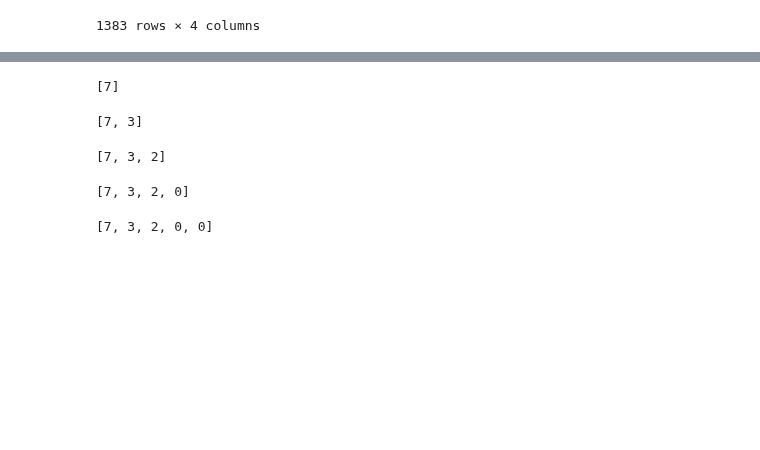
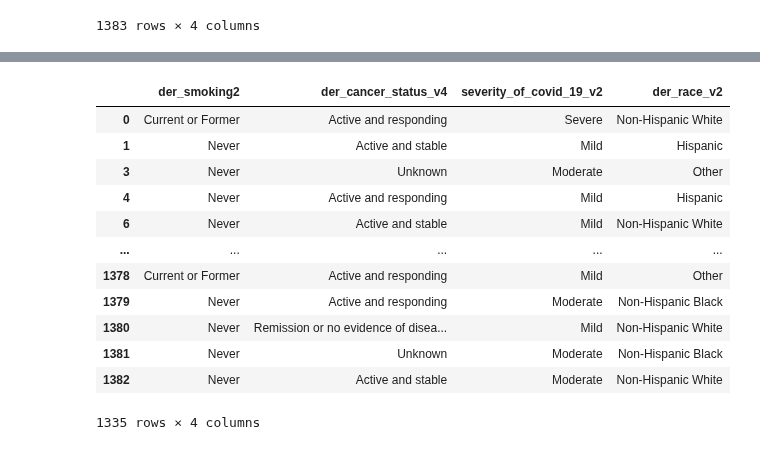
Before and after one commit to HSaleem352/Bootcamp-Project1, a Jupyter notebook: data_cleaning_MB.ipynb, the cells around one changed output, grey strips where cells are left out. Saved outputs shown, nothing was run; the diff lists cells and outputs as text; code cells hidden in the pictures; blank space fills up the shorter version.

```diff
--- a/data_cleaning_MB.ipynb
+++ b/data_cleaning_MB.ipynb
@@ -898,60 +738,18 @@ Smoker_A_Prog_MildCov_Count = []
-# %%
-# Individuals who are smokers, their covid status is Mild, their cancer status is Active and progressing, and are Non-Hispanic White
-try:
-    Smoker_A_Prog_MildCov_NHW = Cancer_Covid_Race_Smoking_df.loc[(Cancer_Covid_Race_Smoking_df["der_smoking2"] == "Current or Former") & (Cancer_Covid_Race_Smoking_df["severity_of_covid_19_v2"] == "Mild") & (Cancer_Covid_Race_Smoking_df["der_cancer_status_v4"] == "Active and progressing")
-                                                          & (Cancer_Covid_Race_Smoking_df["der_race_v2"] == "Non-Hispanic White")]
-    Smoker_A_Prog_MildCov_NHW_Count = len(Smoker_A_Prog_MildCov_NHW)
-    Smoker_A_Prog_MildCov_Count.append(Smoker_A_Prog_MildCov_NHW_Count)
-    print(Smoker_A_Prog_MildCov_Count)
-except:
-    print("No Result was found")
-# %% [output]
-[7]
-# %%
-# Individuals who are smokers, their covid status is Mild, their cancer status is Active and progressing, and are Non-Hispanic Black
-try:
-    Smoker_A_Prog_MildCov_B = Cancer_Covid_Race_Smoking_df.loc[(Cancer_Covid_Race_Smoking_df["der_smoking2"] == "Current or Former") & (Cancer_Covid_Race_Smoking_df["severity_of_covid_19_v2"] == "Mild") & (Cancer_Covid_Race_Smoking_df["der_cancer_status_v4"] == "Active and progressing")
-                                                          & (Cancer_Covid_Race_Smoking_df["der_race_v2"] == "Non-Hispanic Black")]
-    Smoker_A_Prog_MildCov_B_Count = len(Smoker_A_Prog_MildCov_B)
-    Smoker_A_Prog_MildCov_Count.append(Smoker_A_Prog_MildCov_B_Count)
-    print(Smoker_A_Prog_MildCov_Count)
-except:
-    print("No Result was found")
-# %% [output]
-[7, 3]
-# %%
-# Individuals who are smokers, their covid status is Mild, their cancer status is Active and progressing, and are Hispanic
-try:
-    Smoker_A_Prog_MildCov_H = Cancer_Covid_Race_Smoking_df.loc[(Cancer_Covid_Race_Smoking_df["der_smoking2"] == "Current or Former") & (Cancer_Covid_Race_Smoking_df["severity_of_covid_19_v2"] == "Mild") & (Cancer_Covid_Race_Smoking_df["der_cancer_status_v4"] == "Active and progressing")
-                                                          & (Cancer_Covid_Race_Smoking_df["der_race_v2"] == "Hispanic")]
-    Smoker_A_Prog_MildCov_H_Count = len(Smoker_A_Prog_MildCov_H)
-    Smoker_A_Prog_MildCov_Count.append(Smoker_A_Prog_MildCov_H_Count)
-    print(Smoker_A_Prog_MildCov_Count)
-except:
-    print("No Result was found")
-# %% [output]
-[7, 3, 2]
-# %%
-# Individuals who are smokers, their covid status is Mild, their cancer status is Active and progressing, and are Non-Hispanic AAPI
-try:
-    Smoker_A_Prog_MildCov_AAPI = Cancer_Covid_Race_Smoking_df.loc[(Cancer_Covid_Race_Smoking_df["der_smoking2"] == "Current or Former") & (Cancer_Covid_Race_Smoking_df["severity_of_covid_19_v2"] == "Mild") & (Cancer_Covid_Race_Smoking_df["der_cancer_status_v4"] == "Active and progressing")
-                                                          & (Cancer_Covid_Race_Smoking_df["der_race_v2"] == "Non-Hispanic AAPI")]
-    Smoker_A_Prog_MildCov_AAPI_Count = len(Smoker_A_Prog_MildCov_AAPI)
-    Smoker_A_Prog_MildCov_Count.append(Smoker_A_Prog_MildCov_AAPI_Count)
-    print(Smoker_A_Prog_MildCov_Count)
-except:
-    print("No Result was found")
-# %% [output]
-[7, 3, 2, 0]
-# %%
-# Individuals who are smokers, their covid status is Mild, their cancer status is Active and progressing, and their race is Other
-try:
-    Smoker_A_Prog_MildCov_O = Cancer_Covid_Race_Smoking_df.loc[(Cancer_Covid_Race_Smoking_df["der_smoking2"] == "Current or Former") & (Cancer_Covid_Race_Smoking_df["severity_of_covid_19_v2"] == "Mild") & (Cancer_Covid_Race_Smoking_df["der_cancer_status_v4"] == "Active and progressing")
-                                                          & (Cancer_Covid_Race_Smoking_df["der_race_v2"] == "Other")]
-    Smoker_A_Prog_MildCov_O_Count = len(Smoker_A_Prog_MildCov_O)
-    Smoker_A_Prog_MildCov_Count.append(Smoker_A_Prog_MildCov_O_Count)
-    print(Smoker_A_Prog_MildCov_Count)
-except:
-    print("No Result was found")
-# %% [output]
-[7, 3, 2, 0, 0]
+# %%
+# Cleaning the empty cells
+Cancer_Covid_Race_Smoking_df = Cancer_Covid_Race_Smoking_df.dropna()
+Cancer_Covid_Race_Smoking_df
+# %% [output]
+|  | der_smoking2 | der_cancer_status_v4 | severity_of_covid_19_v2 | der_race_v2 |
+| 0 | Current or Former | Active and responding | Severe | Non-Hispanic White |
+| 1 | Never | Active and stable | Mild | Hispanic |
+| 3 | Never | Unknown | Moderate | Other |
+| 4 | Never | Active and responding | Mild | Hispanic |
+| 6 | Never | Active and stable | Mild | Non-Hispanic White |
+| ... | ... | ... | ... | ... |
+| 1378 | Current or Former | Active and responding | Mild | Other |
+| 1379 | Never | Active and responding | Moderate | Non-Hispanic Black |
+| 1380 | Never | Remission or no evidence of disea... | Mild | Non-Hispanic White |
+| 1381 | Never | Unknown | Moderate | Non-Hispanic Black |
+| 1382 | Never | Active and stable | Moderate | Non-Hispanic White |
+1335 rows × 4 columns
```
Also changed, not shown: parts of 51 cells of this notebook.
